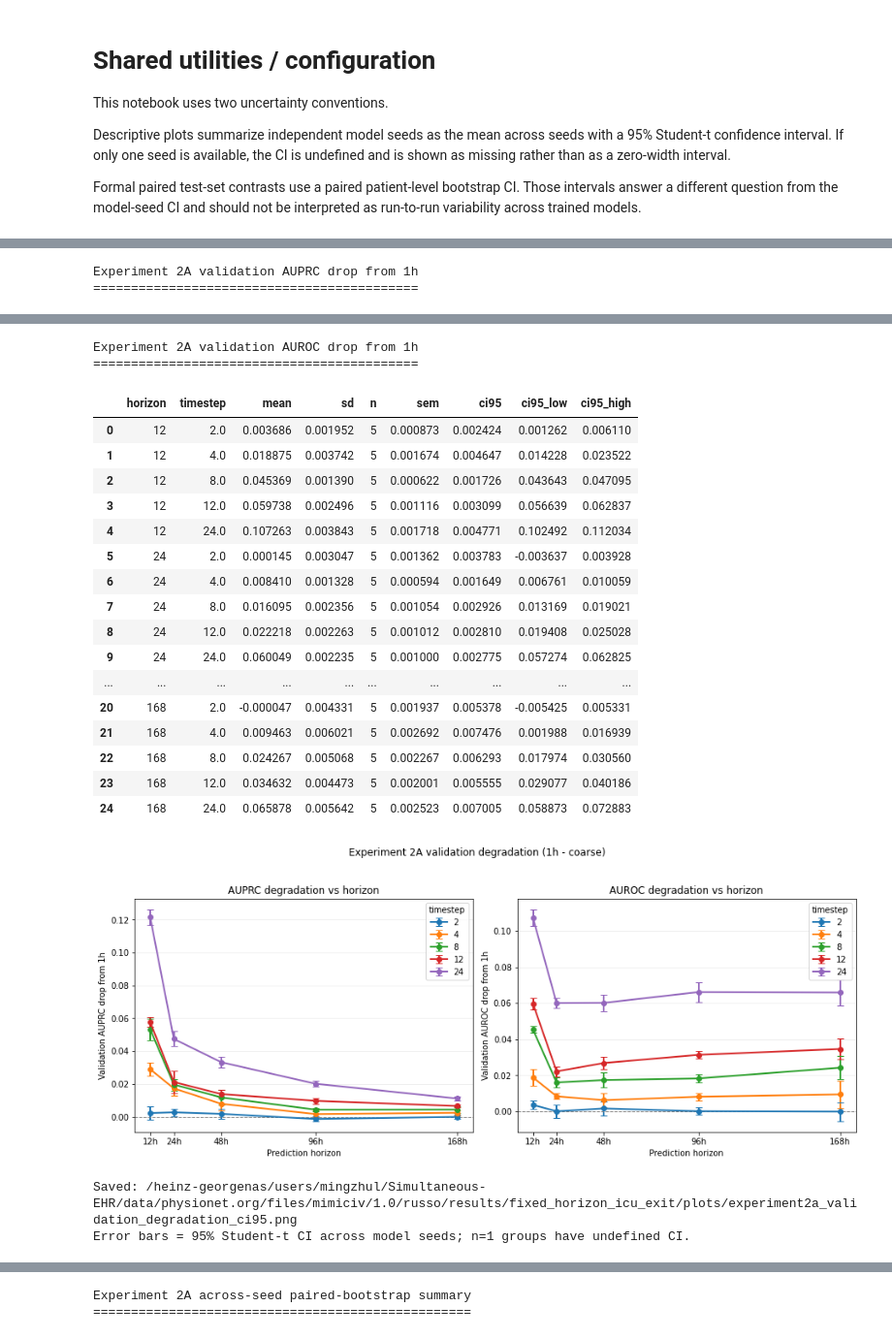
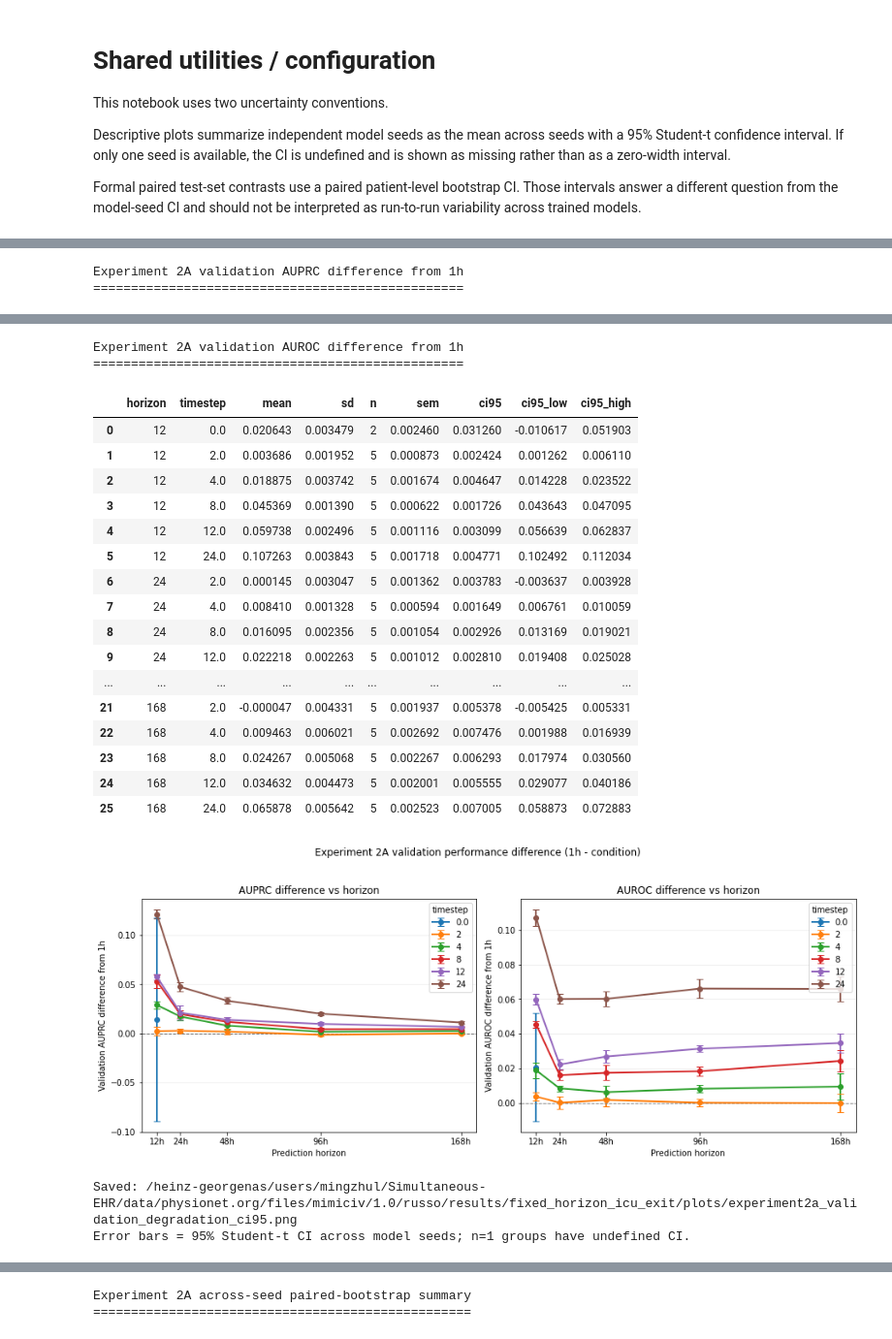
Before and after one commit to Ilovecodingforever/mimic-iv-benchmarks, a Jupyter notebook: visualizers/visualize_exp2a_horizon.ipynb, the cells around one changed output, grey strips where cells are left out. Shown at 97% size. Cells and saved outputs as stored; diff of their text form; code cells hidden in the pictures.

```diff
--- a/visualizers/visualize_exp2a_horizon.ipynb
+++ b/visualizers/visualize_exp2a_horizon.ipynb
@@ -178,7 +235,11 @@ def _search(pattern, text, cast=None, default=None):
 
 def parse_exp2a_run(path):
     name = path.name
-    if not name.startswith("k_lstm"):
+    if name.startswith("raw_lstm"):
+        model_type = "raw_lstm"
+    elif name.startswith("k_lstm"):
+        model_type = "lstm"
+    else:
         return None
     m = re.search(
         r"\.h(?P<horizon>\d+)"
@@ -188,9 +249,16 @@ def parse_exp2a_run(path):
     )
     if m is None:
         return None
+    timestep = float(m.group("timestep"))
+    if model_type == "raw_lstm" and not is_raw_exp2a_timestep(timestep):
+        return None
+    if model_type == "lstm" and is_raw_exp2a_timestep(timestep):
+        return None
     return {
         "horizon": int(m.group("horizon")),
-        "timestep": float(m.group("timestep")),
+        "timestep": timestep,
+        "timestep_label": exp2a_timestep_label(timestep),
+        "model_type": model_type,
         "seed": int(m.group("seed")),
         "dim": _search(r"\.n(\d+)", name, int, EXP2A_EXPECTED_CONFIG["dim"]),
         "depth": _search(r"\.dep(\d+)", name, int, EXP2A_EXPECTED_CONFIG["depth"]),
@@ -204,13 +272,15 @@ def parse_exp2a_run(path):
     }
 
 
+
 exp2a_val_rows = []
 for horizon in EXP2A_HORIZONS:
     log_dir = EXP2A_RESULTS_DIR / "{}h".format(horizon) / "keras_logs"
     if not log_dir.exists():
         print("Missing log directory:", log_dir)
         continue
-    for log_path in sorted(log_dir.glob("k_lstm*.csv")):
+    log_paths = sorted(list(log_dir.glob("k_lstm*.csv")) + list(log_dir.glob("raw_lstm*.csv")))
+    for log_path in log_paths:
         run = parse_exp2a_run(log_path)
         if run is None:
             print("Skipping unrecognized filename:", log_path.name)
@@ -230,6 +300,7 @@ for horizon in EXP2A_HORIZONS:
         })
 
 exp2a_val_runs = pd.DataFrame(exp2a_val_rows).sort_values(["horizon", "timestep", "seed"]).reset_index(drop=True)
+exp2a_val_runs = add_exp2a_plot_columns(exp2a_val_runs)
 show_table("Experiment 2A validation-selected checkpoints", exp2a_val_runs, max_rows=300)
 warn_incomplete_seed_sets(exp2a_val_runs, ["horizon", "timestep"])
 # %% [output]
@@ -351,36 +428,36 @@ exp2a_val_auprc_drops = exp2a_val_auprc_drops[exp2a_val_auprc_drops["timestep"]
 exp2a_val_auroc_drops = exp2a_val_auroc_drops[exp2a_val_auroc_drops["timestep"] != 1.0].copy()
 exp2a_val_auprc_drop_summary = summarize_with_t_ci(exp2a_val_auprc_drops, ["horizon", "timestep"], "drop")
 exp2a_val_auroc_drop_summary = summarize_with_t_ci(exp2a_val_auroc_drops, ["horizon", "timestep"], "drop")
-show_table("Experiment 2A validation AUPRC drop from 1h", exp2a_val_auprc_drop_summary, max_rows=200)
-show_table("Experiment 2A validation AUROC drop from 1h", exp2a_val_auroc_drop_summary, max_rows=200)
+show_table("Experiment 2A validation AUPRC difference from 1h", exp2a_val_auprc_drop_summary, max_rows=200)
+show_table("Experiment 2A validation AUROC difference from 1h", exp2a_val_auroc_drop_summary, max_rows=200)
 
 plot_exp2a_two_panel(
     {
         "summary": exp2a_val_auprc_drop_summary,
         "x_col": "horizon",
-        "ylabel": "Validation AUPRC drop from 1h",
+        "ylabel": "Validation AUPRC difference from 1h",
         "x_order": EXP2A_HORIZONS,
         "series_col": "timestep",
         "series_order": [x for x in EXP2A_TIMESTEPS if x != 1],
         "xlabel": "Prediction horizon",
         "zero_line": True,
-        "panel_title": "AUPRC degradation vs horizon",
+        "panel_title": "AUPRC difference vs horizon",
     },
     {
         "summary": exp2a_val_auroc_drop_summary,
         "x_col": "horizon",
-        "ylabel": "Validation AUROC drop from 1h",
+        "ylabel": "Validation AUROC difference from 1h",
         "x_order": EXP2A_HORIZONS,
         "series_col": "timestep",
         "series_order": [x for x in EXP2A_TIMESTEPS if x != 1],
         "xlabel": "Prediction horizon",
         "zero_line": True,
-        "panel_title": "AUROC degradation vs horizon",
+        "panel_title": "AUROC difference vs horizon",
     },
-    "Experiment 2A validation degradation (1h - coarse)",
+    "Experiment 2A validation performance difference (1h - condition)",
     "experiment2a_validation_degradation_ci95.png",
 )
 # %% [output]
-Experiment 2A validation AUPRC drop from 1h
-===========================================
+Experiment 2A validation AUPRC difference from 1h
+=================================================
 |  | horizon | timestep | mean | sd | n | sem | ci95 | ci95_low | ci95_high |
@@ -403,23 +480,23 @@ Experiment 2A validation AUPRC drop from 1h
-Experiment 2A validation AUROC drop from 1h
-===========================================
+Experiment 2A validation AUROC difference from 1h
+=================================================
 |  | horizon | timestep | mean | sd | n | sem | ci95 | ci95_low | ci95_high |
-| 0 | 12 | 2.0 | 0.003686 | 0.001952 | 5 | 0.000873 | 0.002424 | 0.001262 | 0.006110 |
-| 1 | 12 | 4.0 | 0.018875 | 0.003742 | 5 | 0.001674 | 0.004647 | 0.014228 | 0.023522 |
-| 2 | 12 | 8.0 | 0.045369 | 0.001390 | 5 | 0.000622 | 0.001726 | 0.043643 | 0.047095 |
-| 3 | 12 | 12.0 | 0.059738 | 0.002496 | 5 | 0.001116 | 0.003099 | 0.056639 | 0.062837 |
-| 4 | 12 | 24.0 | 0.107263 | 0.003843 | 5 | 0.001718 | 0.004771 | 0.102492 | 0.112034 |
-| 5 | 24 | 2.0 | 0.000145 | 0.003047 | 5 | 0.001362 | 0.003783 | -0.003637 | 0.003928 |
-| 6 | 24 | 4.0 | 0.008410 | 0.001328 | 5 | 0.000594 | 0.001649 | 0.006761 | 0.010059 |
-| 7 | 24 | 8.0 | 0.016095 | 0.002356 | 5 | 0.001054 | 0.002926 | 0.013169 | 0.019021 |
-| 8 | 24 | 12.0 | 0.022218 | 0.002263 | 5 | 0.001012 | 0.002810 | 0.019408 | 0.025028 |
-| 9 | 24 | 24.0 | 0.060049 | 0.002235 | 5 | 0.001000 | 0.002775 | 0.057274 | 0.062825 |
+| 0 | 12 | 0.0 | 0.020643 | 0.003479 | 2 | 0.002460 | 0.031260 | -0.010617 | 0.051903 |
+| 1 | 12 | 2.0 | 0.003686 | 0.001952 | 5 | 0.000873 | 0.002424 | 0.001262 | 0.006110 |
+| 2 | 12 | 4.0 | 0.018875 | 0.003742 | 5 | 0.001674 | 0.004647 | 0.014228 | 0.023522 |
+| 3 | 12 | 8.0 | 0.045369 | 0.001390 | 5 | 0.000622 | 0.001726 | 0.043643 | 0.047095 |
+| 4 | 12 | 12.0 | 0.059738 | 0.002496 | 5 | 0.001116 | 0.003099 | 0.056639 | 0.062837 |
+| 5 | 12 | 24.0 | 0.107263 | 0.003843 | 5 | 0.001718 | 0.004771 | 0.102492 | 0.112034 |
+| 6 | 24 | 2.0 | 0.000145 | 0.003047 | 5 | 0.001362 | 0.003783 | -0.003637 | 0.003928 |
+| 7 | 24 | 4.0 | 0.008410 | 0.001328 | 5 | 0.000594 | 0.001649 | 0.006761 | 0.010059 |
+| 8 | 24 | 8.0 | 0.016095 | 0.002356 | 5 | 0.001054 | 0.002926 | 0.013169 | 0.019021 |
+| 9 | 24 | 12.0 | 0.022218 | 0.002263 | 5 | 0.001012 | 0.002810 | 0.019408 | 0.025028 |
 | ... | ... | ... | ... | ... | ... | ... | ... | ... | ... |
-| 20 | 168 | 2.0 | -0.000047 | 0.004331 | 5 | 0.001937 | 0.005378 | -0.005425 | 0.005331 |
-| 21 | 168 | 4.0 | 0.009463 | 0.006021 | 5 | 0.002692 | 0.007476 | 0.001988 | 0.016939 |
-| 22 | 168 | 8.0 | 0.024267 | 0.005068 | 5 | 0.002267 | 0.006293 | 0.017974 | 0.030560 |
-| 23 | 168 | 12.0 | 0.034632 | 0.004473 | 5 | 0.002001 | 0.005555 | 0.029077 | 0.040186 |
-| 24 | 168 | 24.0 | 0.065878 | 0.005642 | 5 | 0.002523 | 0.007005 | 0.058873 | 0.072883 |
+| 21 | 168 | 2.0 | -0.000047 | 0.004331 | 5 | 0.001937 | 0.005378 | -0.005425 | 0.005331 |
+| 22 | 168 | 4.0 | 0.009463 | 0.006021 | 5 | 0.002692 | 0.007476 | 0.001988 | 0.016939 |
+| 23 | 168 | 8.0 | 0.024267 | 0.005068 | 5 | 0.002267 | 0.006293 | 0.017974 | 0.030560 |
+| 24 | 168 | 12.0 | 0.034632 | 0.004473 | 5 | 0.002001 | 0.005555 | 0.029077 | 0.040186 |
+| 25 | 168 | 24.0 | 0.065878 | 0.005642 | 5 | 0.002523 | 0.007005 | 0.058873 | 0.072883 |
-[figure, old version]
+[figure, new version]
 Saved: /heinz-georgenas/users/mingzhul/Simultaneous-EHR/data/physionet.org/files/mimiciv/1.0/russo/results/fixed_horizon_icu_exit/plots/experiment2a_validation_degradation_ci95.png
 Error bars = 95% Student-t CI across model seeds; n=1 groups have undefined CI.
 # %% [markdown]
```
Also changed, not shown: parts of 14 cells of this notebook, 6 other files.
